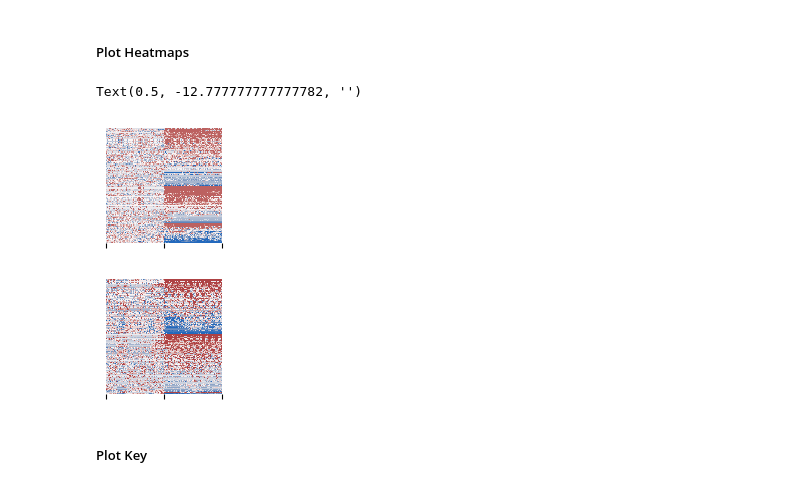
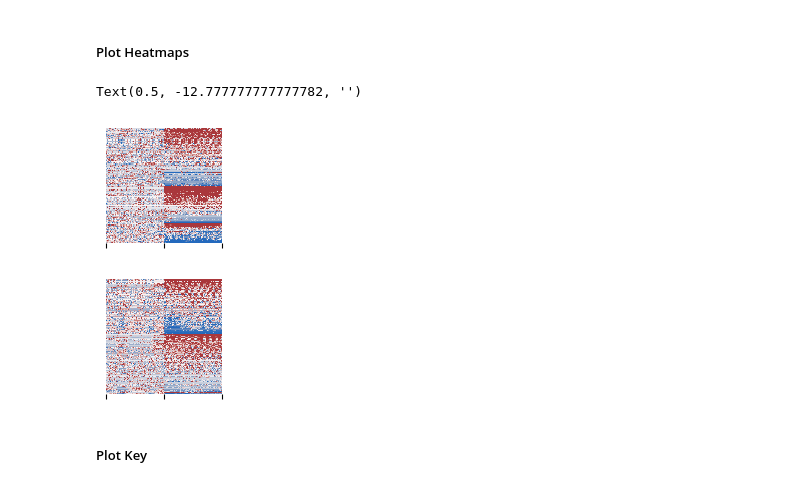
Before and after one commit to Ruairi-osul/SSRI-Interactions, a Jupyter notebook: notebooks/Foot Shock - Slow/Responders.ipynb, the cells around one changed output. Drawn from its saved outputs; the diff is of its cells as text; code cells hidden in the pictures.

```diff
--- a/notebooks/Foot Shock - Slow/Responders.ipynb
+++ b/notebooks/Foot Shock - Slow/Responders.ipynb
@@ -71,7 +71,7 @@ mod = SpikeRateResponders(
     round_output=2,
     within_first=True,
     anova_contrast_interaction=True,
-    min_diff=0.2,
+    min_diff=0.4,
     )
 
 
@@ -546,26 +550,26 @@ slow_piv_cit, slow_piv_cit_key = (
 # %%
 import matplotlib.pyplot as plt
 
 f_sal = plt.figure(figsize=(1.5, 1.5))
 ax = f_sal.subplots()
-sns.heatmap(slow_piv_sal, cmap="vlag", center=0, robust=True, vmax=2, cbar=False, ax=ax)
+sns.heatmap(slow_piv_sal, cmap="vlag", center=0, robust=True, vmax=2, vmin=-2, cbar=False, ax=ax)
 ax.set_yticks([])
 ax.set_xticks([0, 600, 1200])
 ax.set_ylabel("")
 ax.set_xlabel("")
 
 
 f_cit = plt.figure(figsize=(1.5, 1.5))
 ax = f_cit.subplots()
-sns.heatmap(slow_piv_cit, cmap="vlag", center=0, robust=True, vmax=2, cbar=False, ax=ax)
+sns.heatmap(slow_piv_cit, cmap="vlag", center=0, robust=True, vmax=2,  vmin=-2, cbar=False, ax=ax)
 ax.set_yticks([])
 ax.set_xticks([0, 600, 1200])
 ax.set_ylabel("")
 ax.set_xlabel("")
 # %% [output]
 Text(0.5, -12.777777777777782, '')
-[figure, old version]
+[figure, new version]
-[figure, old version]
+[figure, new version]
 # %% [markdown]
 ##### Plot Key
 # %%
```
Also changed, not shown: parts of 11 cells of this notebook, 4 other files.
